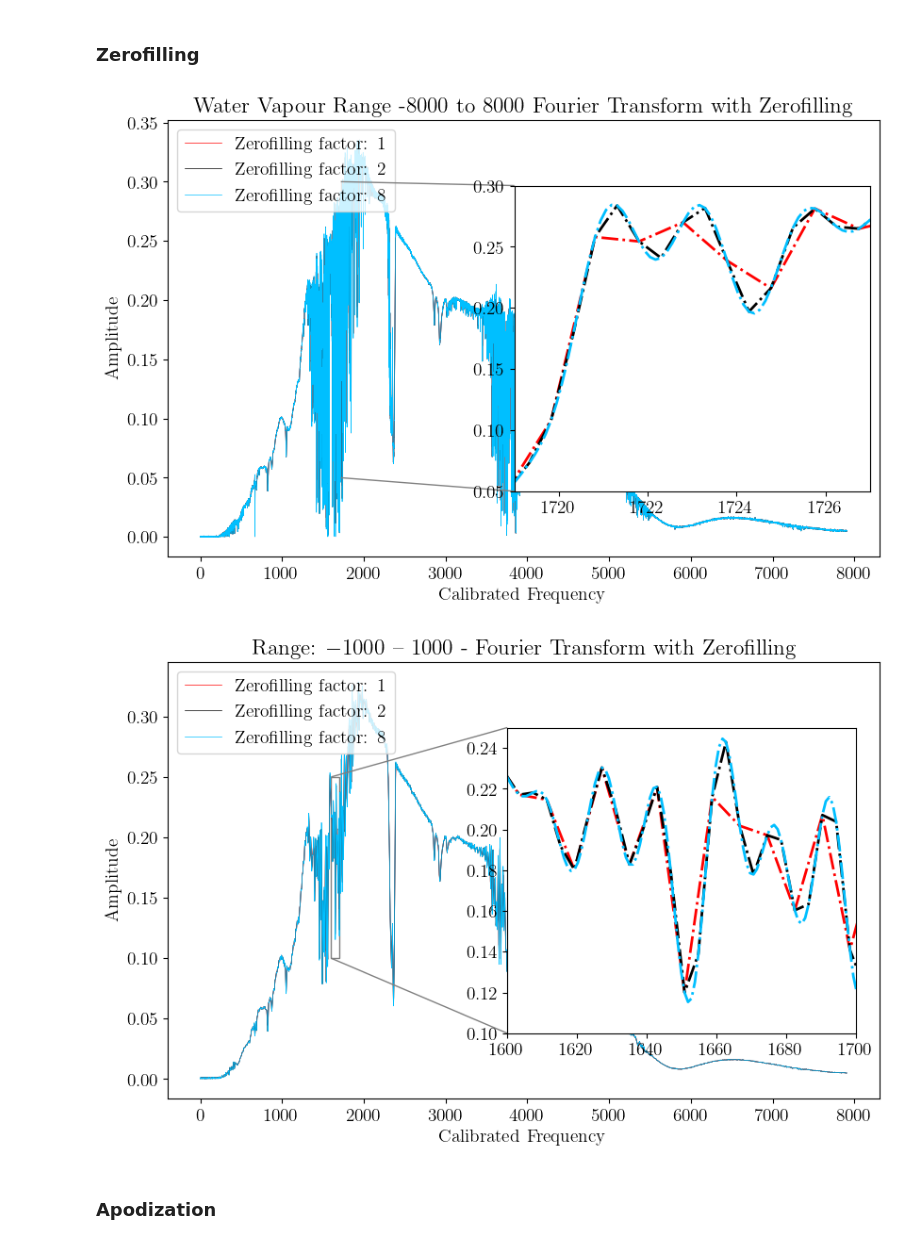
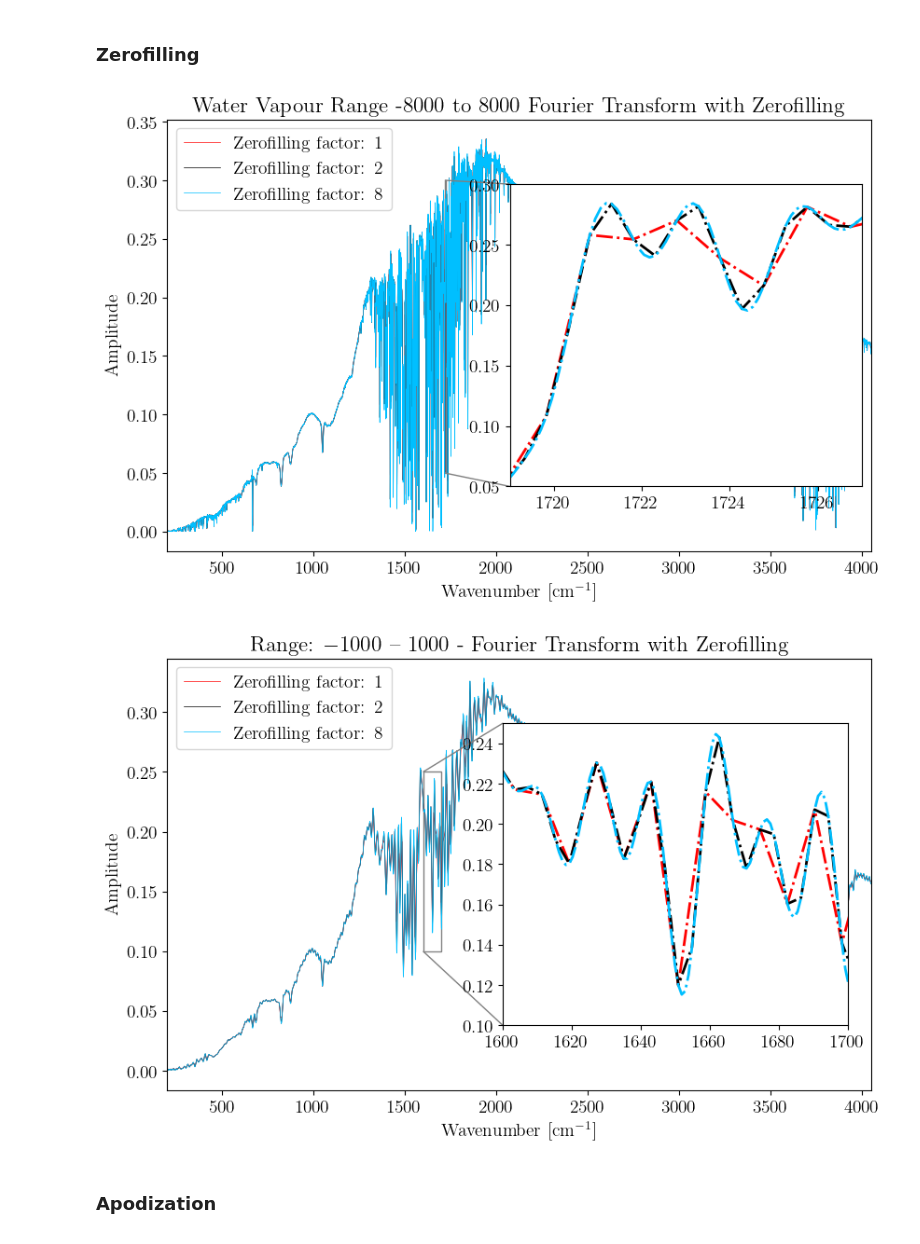
Before and after one commit to jamalghaith/advancedlabs, a Jupyter notebook: Rotation Spectroscopy/Analysis.ipynb, the cells around one changed output. Cells and saved outputs as stored; diff of their text form; code cells hidden in the pictures.

```diff
--- a/Rotation Spectroscopy/Analysis.ipynb
+++ b/Rotation Spectroscopy/Analysis.ipynb
@@ -558,7 +558,7 @@ for file, file_data in data:
         plt.figure(figsize=set_size(469))
         plt.plot(x_fft_positive, np.abs(y_fft_positive), color='black', linewidth=0.5)
         plt.title(f"{range_title} - Fourier Transform")
-        plt.xlabel('Frequency [Hz]')
+        plt.xlabel('Frequency')
         plt.ylabel('Amplitude')
         plt.show()
 # %% [output]
@@ -747,37 +747,38 @@ with open(file_path, 'r') as f:
         ax.plot(x_fft_calibrated, np.abs(y_fft_positive), label=f'Zerofilling factor: {factor}', linewidth=0.5, color=color)
 
     ax.set_title(f"Water Vapour Range -8000 to 8000 Fourier Transform with Zerofilling")
-    ax.set_xlabel('Calibrated Frequency')
+    ax.set_xlabel('Wavenumber [cm$^{-1}$]')
     ax.set_ylabel('Amplitude')
     ax.legend(loc='upper left')
+    ax.set_xlim(200, 4050)
 
     # Add inset axes at frequency 3000
     inset_ax = inset_axes(ax, width="50%", height="70%", loc='center right')
     inset_ax.set_xlim(1719, 1727)
     inset_ax.set_ylim(0.05, 0.3)
 
     for i, (factor, color) in enumerate(zip(zerofilling_factors, colors)):
         # Apply Fourier transform to the y data
         y_fft = np.fft.fft(y, n=len(y) * factor)
         x_fft = np.fft.fftfreq(len(y) * factor, d=(x[1] - x[0]))
 
         # Filter for positive frequencies
         positive_freqs = x_fft > 0
         x_fft_positive = x_fft[positive_freqs]
         y_fft_positive = y_fft[positive_freqs]
 
         # Apply calibration to x values
         x_fft_calibrated = apply_calibration(x_fft_positive, coefficients)
 
         # Plot the Fourier transformed data (positive frequencies only) in the inset
         inset_ax.plot(x_fft_calibrated, np.abs(y_fft_positive), linewidth=2, linestyle='-.', color=color)
 
     # Connect the inset axes with the main axes
     mark_inset(ax, inset_ax, loc1=2, loc2=3, fc="none", ec="0.5")
 
     plt.show()
 # %% [output]
-[figure, old version]
+[figure, new version]
 # %%
 # Function to apply the linear transformation
 def apply_calibration(x, coefficients):
@@ -843,9 +844,10 @@ with open(file_path, 'r') as f:
         ax.plot(x_fft_calibrated, np.abs(y_fft_positive), label=f'Zerofilling factor: {factor}', linewidth=0.5, color=color)
 
     ax.set_title(f"Range: $-1000$ -- $1000$ - Fourier Transform with Zerofilling")
-    ax.set_xlabel('Calibrated Frequency')
+    ax.set_xlabel('Wavenumber [cm$^{-1}$]')
     ax.set_ylabel('Amplitude')
     ax.legend(loc='upper left')
+    ax.set_xlim(200, 4050)
 
     # Add inset axes at frequency 3000
     inset_ax = inset_axes(ax, width="50%", height="70%", loc='center right', bbox_to_anchor=(0, 0, 0.98, 1), bbox_transform=ax.transAxes)
@@ -873,7 +875,7 @@ with open(file_path, 'r') as f:
 
     plt.show()
 # %% [output]
-[figure, old version]
+[figure, new version]
 # %% [markdown]
 ### Apodization
 # %%
```
Also changed, not shown: parts of 3 cells of this notebook, 28 other files.
